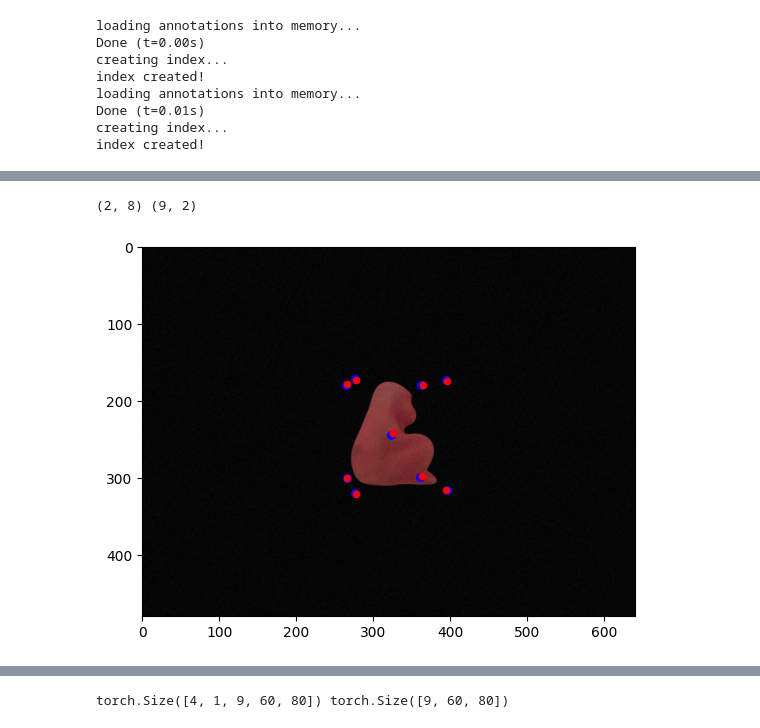
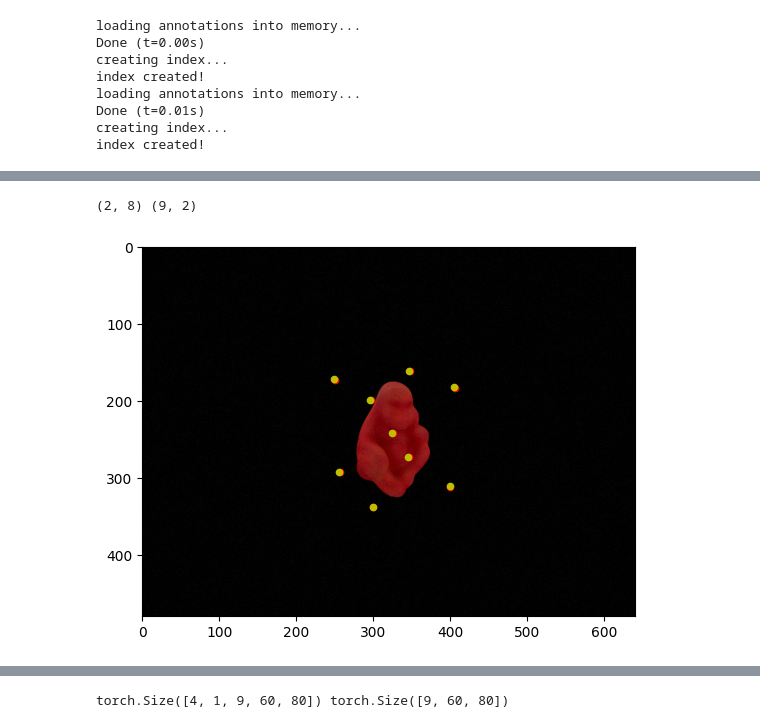
Before and after one commit to kunalb123/computer-vision-6d-pose-estimation, a Jupyter notebook: eval.ipynb, the cells around one changed output, grey strips where cells are left out. Cells and saved outputs as stored; diff of their text form; code cells hidden in the pictures.

```diff
--- a/eval.ipynb
+++ b/eval.ipynb
@@ -78,8 +82,8 @@ K = np.array([
     [0, fy, cy],
     [0, 0, 1]
 ])
-
-img_norm, target_dict = dataset_train[100]
+print(K)
+img_norm, target_dict = dataset_train[10]
 gt_maps = target_dict['gt_maps']
 img = target_dict['img']
 gt_belief = gt_maps[:9]
@@ -98,7 +105,7 @@ transform = transforms.Compose(
     ]
 )
 image_tensor = transform(img)
-device = torch.device('cpu')
+device = torch.device('cuda')
 image_torch = Variable(image_tensor).to(device).unsqueeze(0)
 out, seg = model(
     image_torch
@@ -116,5 +123,7 @@ objects, all_peaks = ObjectDetector().find_objects(
             scale_factor=8,
         )
 points = objects[0][1] + [(objects[0][0][0] * scale_factor, objects[0][0][1] * scale_factor)]
-points
+cuboid1 = Cuboid3d([model1['size_x'], model1['size_y'], model1['size_z']])
+solver = CuboidPNPSolver(camera_intrinsic_matrix=K, cuboid3d=cuboid1)
+location, quaternion, rvec, projected_points = solver.solve_pnp(points)
 # %% [output]
@@ -130,15 +151,17 @@ points
 # %%
 projected_vertices = target_dict['projected_vertices']
 od_points = np.array(points)#od[0][0]['projected_points'])
 gt_points = np.array(projected_vertices)
 centroid_x = np.mean(gt_points[0, :])
 centroid_y = np.mean(gt_points[1, :])
+labels = np.arange(9)
 print(projected_vertices.shape, od_points.shape)
 plt.imshow(img)
-plt.scatter(od_points[:,0], od_points[:,1], c='b', s=30)
+#plt.scatter(od_points[:,0], od_points[:,1], c='b', s=30)
 plt.scatter(gt_points[0, :], gt_points[1, :], c='r', s=20)
 plt.scatter([centroid_x], [centroid_y], c='r', s=20)
+plt.scatter(projected_points[:, 0], projected_points[:, 1], c='y', s=20)
 plt.show()
 # %% [output]
 (2, 8) (9, 2)
-[figure, old version]
+[figure, new version]
```
Also changed, not shown: parts of 8 cells of this notebook, 2 other files.
